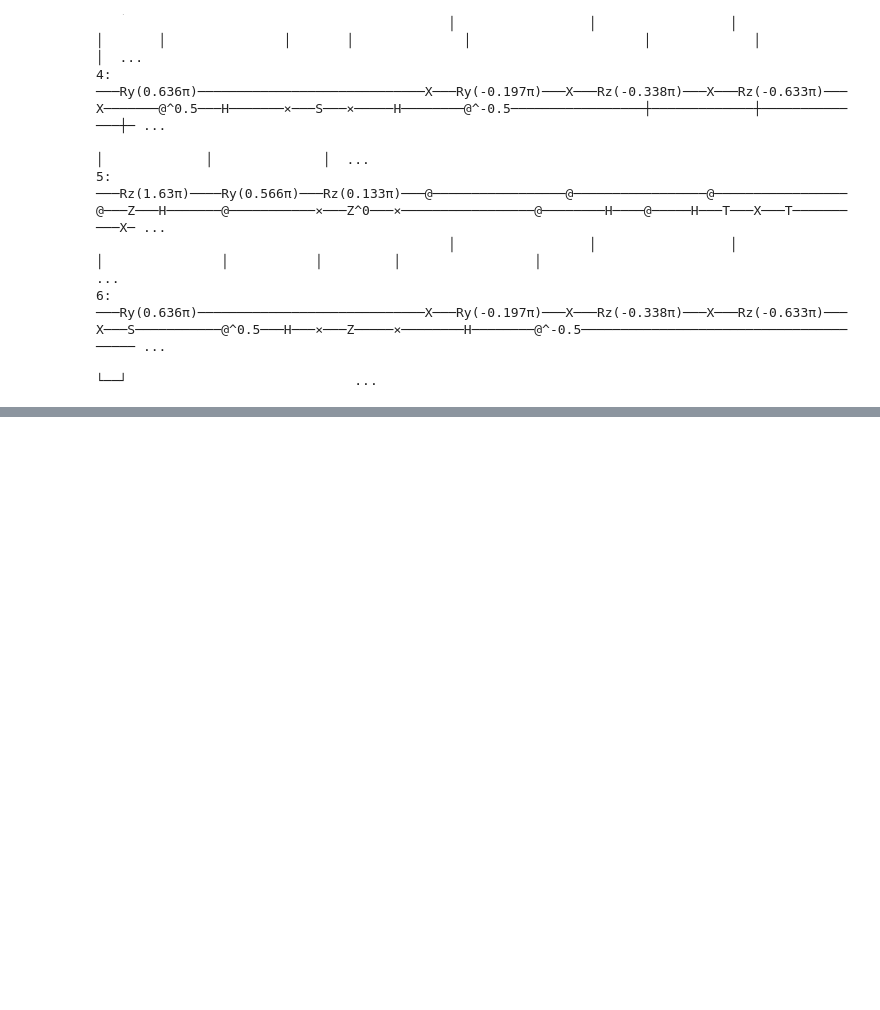
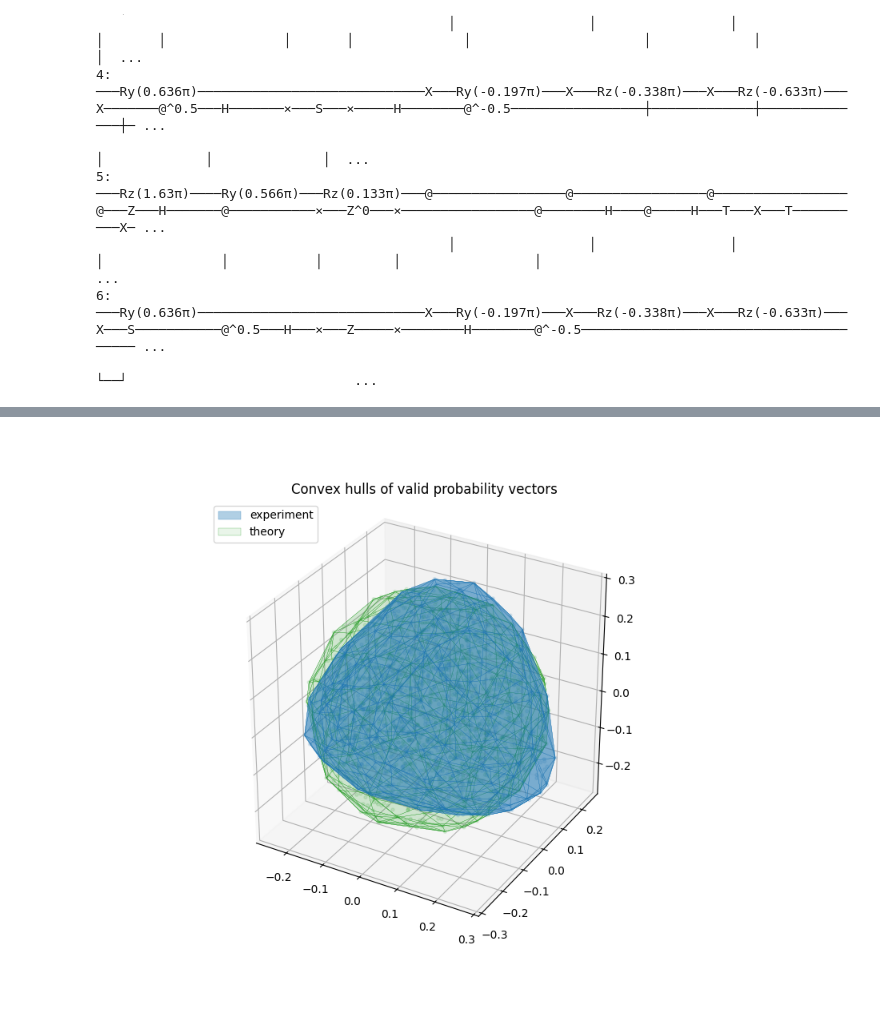
Before and after one commit to heyredhat/cirq_sic, a Jupyter notebook: cirq_sic/notebooks/TripleProducts.ipynb, the cells around one changed output, grey strips where cells are left out. Drawn from its saved outputs; the diff is of its cells as text; code cells hidden in the pictures; blank space fills up the shorter version.

```diff
--- a/cirq_sic/notebooks/TripleProducts.ipynb
+++ b/cirq_sic/notebooks/TripleProducts.ipynb
@@ -102,10 +102,10 @@ print('Tensor shape:', tensor_exact.shape)
 print('Symmetric:', np.allclose(tensor_exact, np.transpose(tensor_exact, (1, 0, 2))))
 print('Matches NumPy:', np.allclose(tensor_exact, tensor_numpy))
 
-base_dir = 'cirq_sic/notebooks/tmp_triple_products'
+base_dir = 'tmp_triple_products'
 run_sky_ground_task(task, base_dir=base_dir)
 results = load_results(task, base_dir=base_dir)
-T = np.array(results["processed_data"]["T"]); T
+tensor_empirical = np.array(results["processed_data"]["T"])
 # %% [output]
 Unique circuits: 20 of 20
 Tensor shape: (4, 4, 4)
@@ -252,0 +267,90 @@ plot_valid_probability_hulls(
+# %%
+%matplotlib widget
+import matplotlib.pyplot as plt
+from mpl_toolkits.mplot3d.art3d import Poly3DCollection
+
+
+def fit_plot_projection(prepared_hulls, plot_dim=3):
+    stacked = np.vstack([prepared['intrinsic_points'] for prepared in prepared_hulls])
+    centered = stacked - stacked.mean(axis=0, keepdims=True)
+    _, _, vh = np.linalg.svd(centered, full_matrices=False)
+    n_components = min(plot_dim, vh.shape[0])
+    return vh[:n_components].T
+
+
+def _embed_for_3d(points):
+    points = np.asarray(points, dtype=float)
+    if points.shape[1] >= 3:
+        return points[:, :3]
+    padding = np.zeros((points.shape[0], 3 - points.shape[1]))
+    return np.hstack([points, padding])
+
+
+def _set_equal_3d_axes(ax, points):
+    mins = points.min(axis=0)
+    maxs = points.max(axis=0)
+    center = (mins + maxs) / 2
+    radius = np.max(maxs - mins) / 2
+    if radius == 0:
+        radius = 1.0
+
+    ax.set_xlim(center[0] - radius, center[0] + radius)
+    ax.set_ylim(center[1] - radius, center[1] + radius)
+    ax.set_zlim(center[2] - radius, center[2] + radius)
+    ax.set_box_aspect((1, 1, 1))
+
+
+def plot_prepared_probability_hulls(
+    prepared_hulls,
+    *,
+    colors=None,
+    labels=None,
+    alphas=None,
+):
+    if colors is None:
+        colors = [f'C{i}' for i in range(len(prepared_hulls))]
+    if labels is None:
+        labels = [f'set {i + 1}' for i in range(len(prepared_hulls))]
+    if alphas is None:
+        alphas = [0.28] * len(prepared_hulls)
+
+    plot_basis = fit_plot_projection(prepared_hulls, plot_dim=3)
+
+    fig = plt.figure(figsize=(8, 7))
+    ax = fig.add_subplot(111, projection='3d')
+
+    legend_handles = []
+    all_plot_points = []
+
+    for prepared, color, label, alpha in zip(prepared_hulls, colors, labels, alphas):
+        plot_points = _embed_for_3d(prepared['intrinsic_points'] @ plot_basis)
+        hull_faces = [_embed_for_3d(prepared['intrinsic_points'][simplex] @ plot_basis) for simplex in prepared['hull'].simplices]
+
+        all_plot_points.append(plot_points)
+        ax.scatter(plot_points[:, 0], plot_points[:, 1], plot_points[:, 2], s=8, alpha=0.12, color=color)
+
+        poly = Poly3DCollection(
+            hull_faces,
+            facecolor=color,
+            edgecolor=color,
+            linewidth=0.2,
+            alpha=alpha,
+        )
+        ax.add_collection3d(poly)
+        legend_handles.append(poly)
+
+    stacked = np.vstack(all_plot_points)
+    _set_equal_3d_axes(ax, stacked)
+    ax.set_title('Convex hulls of valid probability vectors')
+    ax.legend(legend_handles, labels, loc='upper left')
+    plt.show()
+
+
+plot_prepared_probability_hulls(
+    [prepared_valid, prepared_valid_exact],
+    colors=['C0', 'C2'],
+    labels=['experiment', 'theory'],
+    alphas=[0.35, 0.1],
+)
+# %% [output]
+[figure, added]
```
Also changed, not shown: parts of 4 cells of this notebook, 13 other files.
